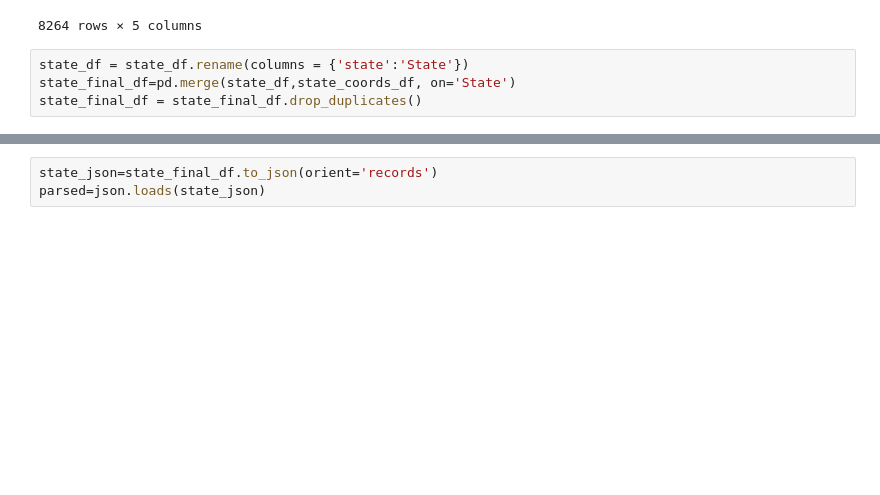
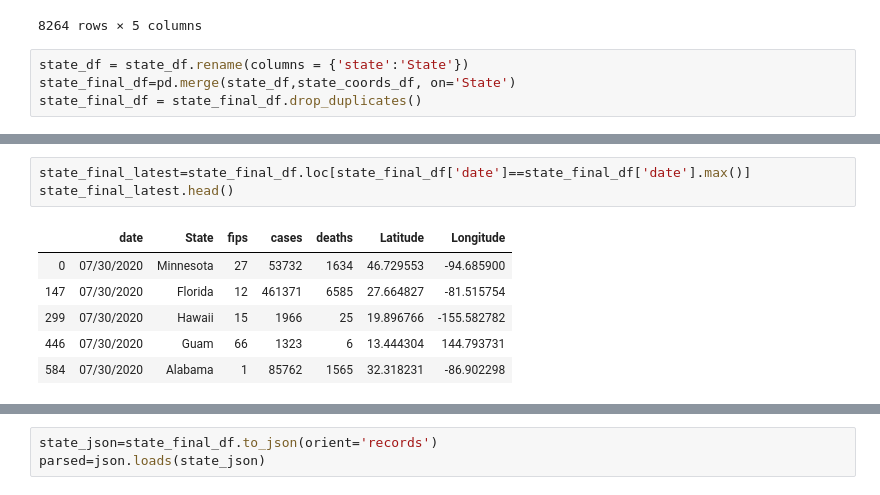
Before and after one commit to carlykelly/Covid-19-Project, a Jupyter notebook: NYT_Daily_Data.ipynb, the cells around one changed output, grey strips where cells are left out. Cells and saved outputs as stored; diff of their text form; blank space fills up the shorter version.

```diff
--- a/NYT_Daily_Data.ipynb
+++ b/NYT_Daily_Data.ipynb
@@ -160 +216,11 @@ state_final_df
 8264 rows × 7 columns
+# %%
+state_final_latest=state_final_df.loc[state_final_df['date']==state_final_df['date'].max()]
+state_final_latest.head()
+# %% [output]
+|  | date | State | fips | cases | deaths | Latitude | Longitude |
+| 0 | 07/30/2020 | Minnesota | 27 | 53732 | 1634 | 46.729553 | -94.685900 |
+| 147 | 07/30/2020 | Florida | 12 | 461371 | 6585 | 27.664827 | -81.515754 |
+| 299 | 07/30/2020 | Hawaii | 15 | 1966 | 25 | 19.896766 | -155.582782 |
+| 446 | 07/30/2020 | Guam | 66 | 1323 | 6 | 13.444304 | 144.793731 |
+| 584 | 07/30/2020 | Alabama | 1 | 85762 | 1565 | 32.318231 | -86.902298 |
```
Also changed, not shown: parts of 29 cells of this notebook, 6 other files.
